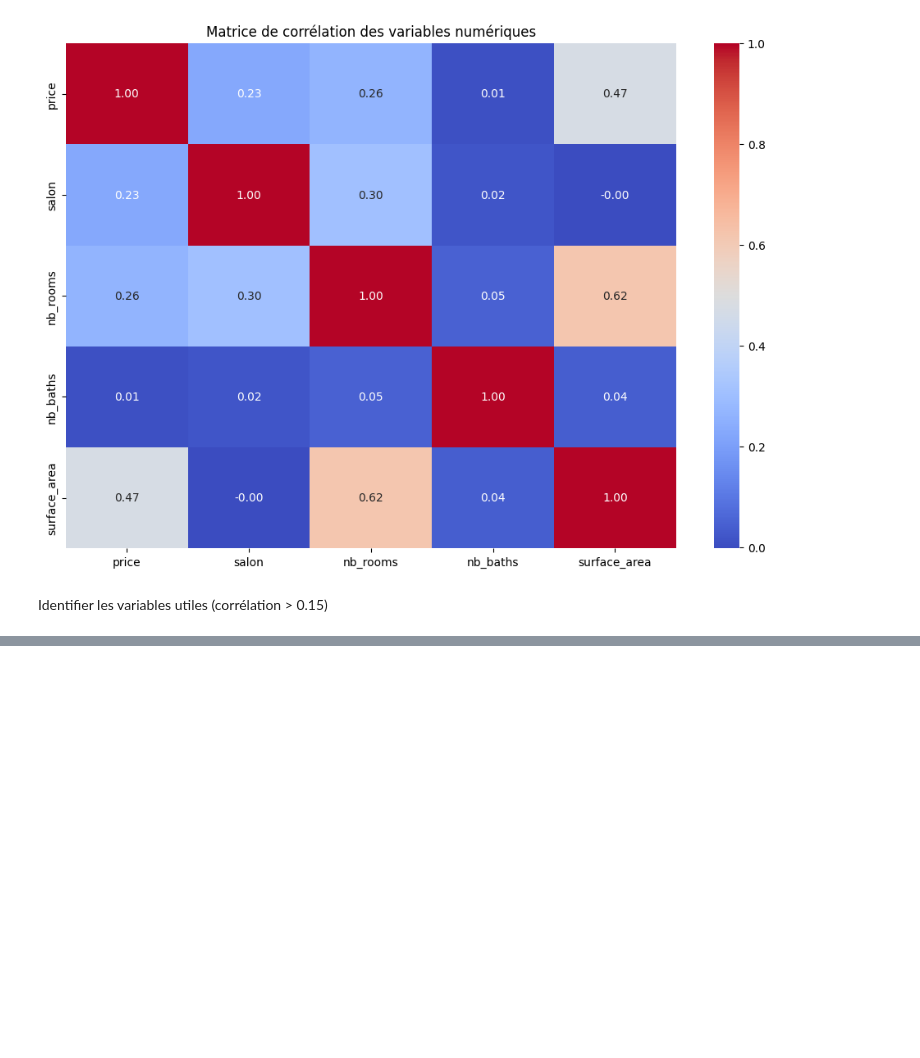
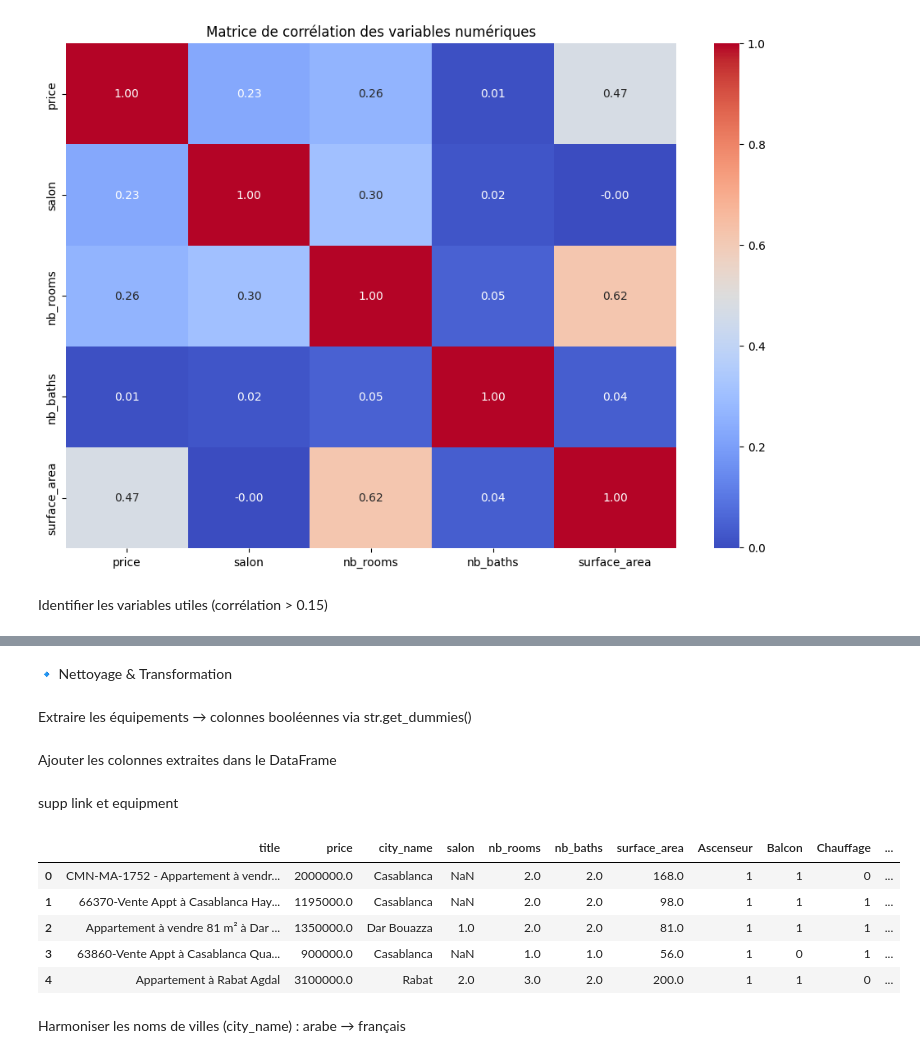
Before and after one commit to abdodiaz/smart-immo-maroc, a Jupyter notebook: notebooks/eda_preprocessing.ipynb, the cells around one changed output, grey strips where cells are left out. Cells and saved outputs as stored; diff of their text form; code cells hidden in the pictures; blank space fills up the shorter version.

```diff
--- a/notebooks/eda_preprocessing.ipynb
+++ b/notebooks/eda_preprocessing.ipynb
@@ -170,0 +180,25 @@ Name: price, dtype: float64
+# %% [markdown]
+🔹 Nettoyage & Transformation
+# %% [markdown]
+ Extraire les équipements → colonnes booléennes via str.get_dummies()
+# %%
+equipment_dummies = df['equipment'].str.get_dummies(sep='/')
+# %% [markdown]
+Ajouter les colonnes extraites dans le DataFrame
+# %%
+df = ps.concat([df, equipment_dummies], axis=1)
+# %% [markdown]
+supp link et equipment
+# %%
+df = df.drop(['link','equipment'],axis=1)
+# %%
+df.head()
+# %% [output]
+|  | title | price | city_name | salon | nb_rooms | nb_baths | surface_area | Ascenseur | Balcon | Chauffage | ... |
+| 0 | CMN-MA-1752 - Appartement à vendr... | 2000000.0 | Casablanca | NaN | 2.0 | 2.0 | 168.0 | 1 | 1 | 0 | ... |
+| 1 | 66370-Vente Appt à Casablanca Hay... | 1195000.0 | Casablanca | NaN | 2.0 | 2.0 | 98.0 | 1 | 1 | 1 | ... |
+| 2 | Appartement à vendre 81 m² à Dar ... | 1350000.0 | Dar Bouazza | 1.0 | 2.0 | 2.0 | 81.0 | 1 | 1 | 1 | ... |
+| 3 | 63860-Vente Appt à Casablanca Qua... | 900000.0 | Casablanca | NaN | 1.0 | 1.0 | 56.0 | 1 | 0 | 1 | ... |
+| 4 | Appartement à Rabat Agdal | 3100000.0 | Rabat | 2.0 | 3.0 | 2.0 | 200.0 | 1 | 1 | 0 | ... |
+# %% [markdown]
+ Harmoniser les noms de villes (city_name) : arabe → français
```
Also changed, not shown: parts of 16 cells of this notebook.
